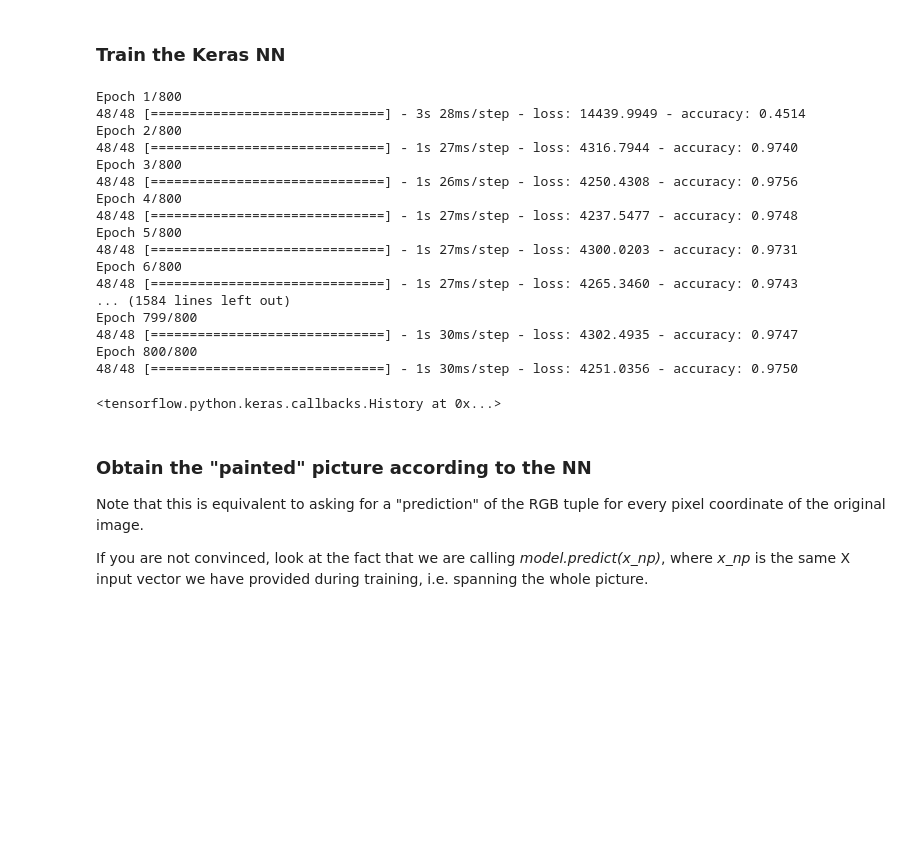
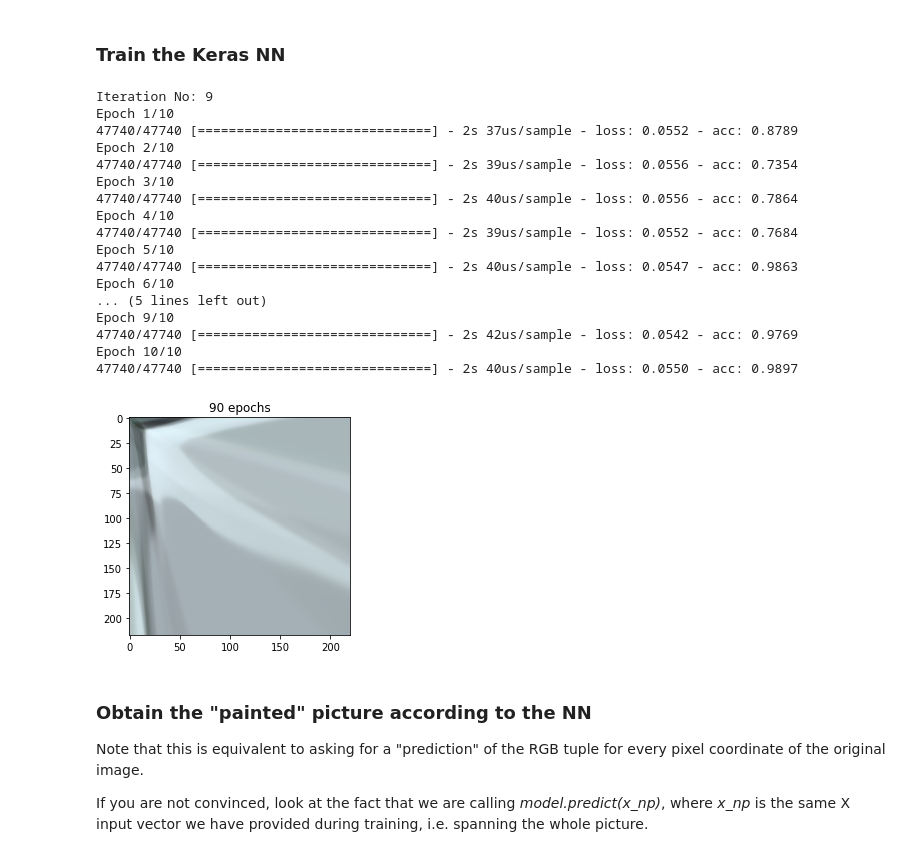
Before and after one commit to lcipolina/escher, a Jupyter notebook: ML/ImagePainterNN.ipynb, the cells around one changed output. Saved outputs shown, nothing was run; the diff lists cells and outputs as text; code cells hidden in the pictures; blank space fills up the shorter version.

```diff
--- a/ML/ImagePainterNN.ipynb
+++ b/ML/ImagePainterNN.ipynb
@@ -41,13 +41,13 @@ def create_NN_2(nnodes):
 
     model = tf.keras.models.Sequential()
 
-    # All TANH
+    # All TANH, last Relu
     model.add(tf.keras.Input(shape=(ninputs,)))
     model.add(tf.keras.layers.Dense(nnodes, activation='tanh'))
     model.add(tf.keras.layers.Dense(nnodes, activation='tanh'))
     model.add(tf.keras.layers.Dense(nnodes, activation='tanh'))
     model.add(tf.keras.layers.Dense(nnodes, activation='tanh'))
-    model.add(tf.keras.layers.Dense(nnodes, activation='tanh'))
+    model.add(tf.keras.layers.Dense(nnodes, activation='relu'))
     model.add(tf.keras.layers.Dense(noutputs))
 
 
@@ -141,29 +141,53 @@ model = create_NN_2(num_nodes)
 model.compile(loss=tf.keras.losses.MeanSquaredError(),
               optimizer=tf.keras.optimizers.Adam(learning_rate=0.005),
               metrics=['accuracy'])
+# %%
+epochs_counter = 0
+# %%
+nepochs = 10
 # %% [markdown]
 ### Train the Keras NN
-# %%
-model.fit(x_np, y_np, epochs=800, batch_size=1000, shuffle = True)
-# %% [output]
-Epoch 1/800
-48/48 [==============================] - 3s 28ms/step - loss: 14439.9949 - accuracy: 0.4514
-Epoch 2/800
-48/48 [==============================] - 1s 27ms/step - loss: 4316.7944 - accuracy: 0.9740
-Epoch 3/800
-48/48 [==============================] - 1s 26ms/step - loss: 4250.4308 - accuracy: 0.9756
-Epoch 4/800
-48/48 [==============================] - 1s 27ms/step - loss: 4237.5477 - accuracy: 0.9748
-Epoch 5/800
-48/48 [==============================] - 1s 27ms/step - loss: 4300.0203 - accuracy: 0.9731
-Epoch 6/800
-48/48 [==============================] - 1s 27ms/step - loss: 4265.3460 - accuracy: 0.9743
-... (1584 lines left out)
-Epoch 799/800
-48/48 [==============================] - 1s 30ms/step - loss: 4302.4935 - accuracy: 0.9747
-Epoch 800/800
-48/48 [==============================] - 1s 30ms/step - loss: 4251.0356 - accuracy: 0.9750
-<tensorflow.python.keras.callbacks.History at 0x...>
+# %%
+n_iterations = 10
+batch_size = 1000
+
+for iteration in range(1, n_iterations):
+    clear_output(wait=True)
+    print("Iteration No: " + str(iteration))
+    model.fit(x_np, y_np, epochs=nepochs, batch_size=batch_size, shuffle = True)
+
+    image_according_to_nn = model.predict(x_np)
+    new_image = get_image_array_from_numpy(image_according_to_nn,
+                                       height,
+                                       width)
+    epochs_counter = epochs_counter + nepochs
+
+    # Let's show the picture!
+    plt.imshow(new_image)
+    plt.title(str(epochs_counter) + " epochs")
+    plt.savefig(str(epochs_counter) + "_epochs.png")
+
+    if (iteration % 200 == 0):
+        model.save_weights("model_weights_escher_" + str(epochs_counter)+ "_epochs.mw")
+# %% [output]
+Iteration No: 9
+Epoch 1/10
+47740/47740 [==============================] - 2s 37us/sample - loss: 0.0552 - acc: 0.8789
+Epoch 2/10
+47740/47740 [==============================] - 2s 39us/sample - loss: 0.0556 - acc: 0.7354
+Epoch 3/10
+47740/47740 [==============================] - 2s 40us/sample - loss: 0.0556 - acc: 0.7864
+Epoch 4/10
+47740/47740 [==============================] - 2s 39us/sample - loss: 0.0552 - acc: 0.7684
+Epoch 5/10
+47740/47740 [==============================] - 2s 40us/sample - loss: 0.0547 - acc: 0.9863
+Epoch 6/10
+... (5 lines left out)
+Epoch 9/10
+47740/47740 [==============================] - 2s 42us/sample - loss: 0.0542 - acc: 0.9769
+Epoch 10/10
+47740/47740 [==============================] - 2s 40us/sample - loss: 0.0550 - acc: 0.9897
+[figure, added]
 # %% [markdown]
 ### Obtain the "painted" picture according to the NN
 Note that this is equivalent to asking for a "prediction" of the RGB tuple for every pixel coordinate of the original image.
```
Also changed, not shown: parts of 2 cells of this notebook.
